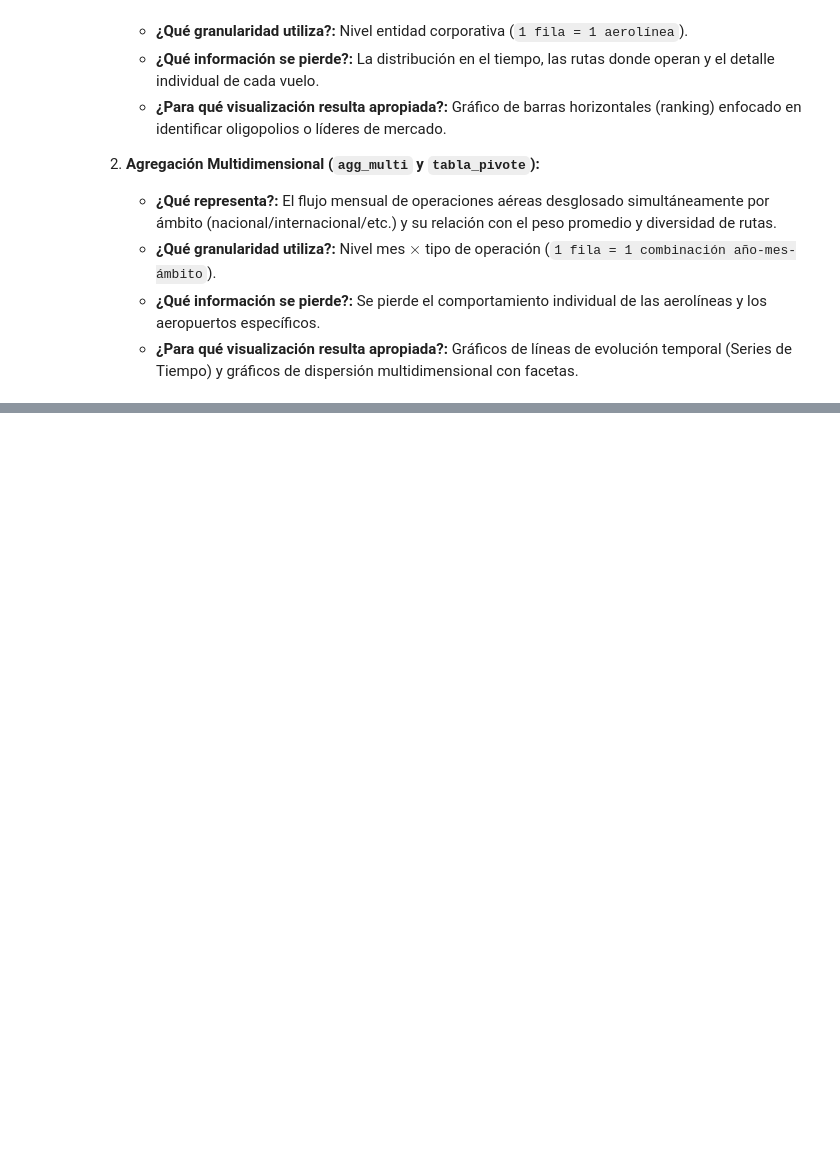
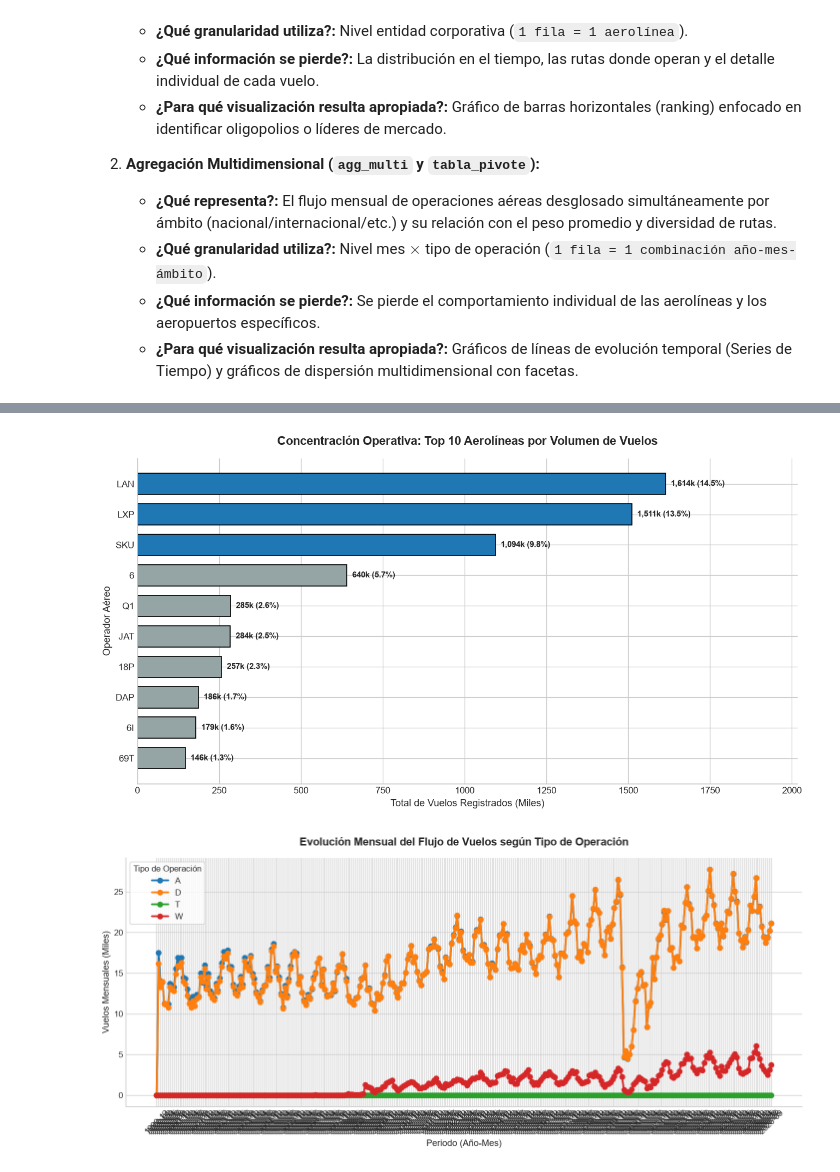
Before and after one commit to VicenteJss/visualizacion-transporte-liapiz-vicente, a Jupyter notebook: notebooks/evaluacion02.ipynb, the cells around one changed output, grey strips where cells are left out. Saved outputs shown, nothing was run; the diff lists cells and outputs as text; code cells hidden in the pictures; blank space fills up the shorter version.

Commit message:
viz: implementa visualizaciones de comparacion y evolucion con matplotlib

```diff
--- a/notebooks/evaluacion02.ipynb
+++ b/notebooks/evaluacion02.ipynb
@@ -419,0 +428,67 @@ display(tabla_pivote.head(10))
+# %%
+# --- VISUALIZACIÓN 1 (MATPLOTLIB): Comparación Top 10 Aerolíneas ---
+# Ordenamos de menor a mayor para que el más grande quede arriba en el gráfico
+top10_aero = agg_simple.head(10).sort_values(by='total_vuelos', ascending=True)
+
+fig, ax = plt.subplots(figsize=(11, 6), dpi=120)
+
+# Destacamos las 3 aerolíneas principales con color azul, y el resto en gris
+colores = ['#95a5a6' if i < len(top10_aero)-3 else '#1f77b4' for i in range(len(top10_aero))]
+
+barras = ax.barh(
+    top10_aero['aerolinea_dgac'],
+    top10_aero['total_vuelos'] / 1000, # Dividimos por 1000 para que el eje diga "Miles de vuelos"
+    color=colores,
+    edgecolor='black',
+    height=0.7
+)
+
+# Etiquetas de datos en cada barra
+for barra, pct in zip(barras, top10_aero['participacion_pct']):
+    ancho = barra.get_width()
+    ax.text(
+        ancho + (top10_aero['total_vuelos'].max() / 1000) * 0.01,
+        barra.get_y() + barra.get_height()/2,
+        f"{ancho:,.0f}k ({pct:.1f}%)",
+        va='center', ha='left', fontsize=9, fontweight='bold'
+    )
+
+ax.set_title("Concentración Operativa: Top 10 Aerolíneas por Volumen de Vuelos", fontsize=13, fontweight='bold', pad=15)
+ax.set_xlabel("Total de Vuelos Registrados (Miles)", fontsize=11)
+ax.set_ylabel("Operador Aéreo", fontsize=11)
+ax.set_xlim(0, (top10_aero['total_vuelos'].max() / 1000) * 1.25)
+ax.spines['top'].set_visible(False)
+ax.spines['right'].set_visible(False)
+
+fig.tight_layout()
+fig.savefig(f"{FIGURES_DIR}01_matplotlib_comparacion_operadores.png", dpi=300)
+plt.show()
+
+
+# --- VISUALIZACIÓN 2 (MATPLOTLIB): Evolución Mensual ---
+fig, ax = plt.subplots(figsize=(12, 5.5), dpi=120)
+
+# Dibujamos una línea por cada tipo de operación (columna de nuestra tabla pivote)
+for idx, col in enumerate(tabla_pivote.columns):
+    ax.plot(
+        tabla_pivote.index,
+        tabla_pivote[col] / 1000,
+        marker='o',
+        linewidth=2.2,
+        label=str(col)
+    )
+
+ax.set_title("Evolución Mensual del Flujo de Vuelos según Tipo de Operación", fontsize=13, fontweight='bold', pad=15)
+ax.set_xlabel("Periodo (Año-Mes)", fontsize=11)
+ax.set_ylabel("Vuelos Mensuales (Miles)", fontsize=11)
+ax.tick_params(axis='x', rotation=45)
+ax.legend(title="Tipo de Operación", frameon=True)
+ax.spines['top'].set_visible(False)
+ax.spines['right'].set_visible(False)
+
+fig.tight_layout()
+fig.savefig(f"{FIGURES_DIR}02_matplotlib_evolucion_temporal.png", dpi=300)
+plt.show()
+# %% [output]
+[figure, added]
+[figure, added]
```
Also changed, not shown: parts of 1 cell of this notebook, 2 other files.
